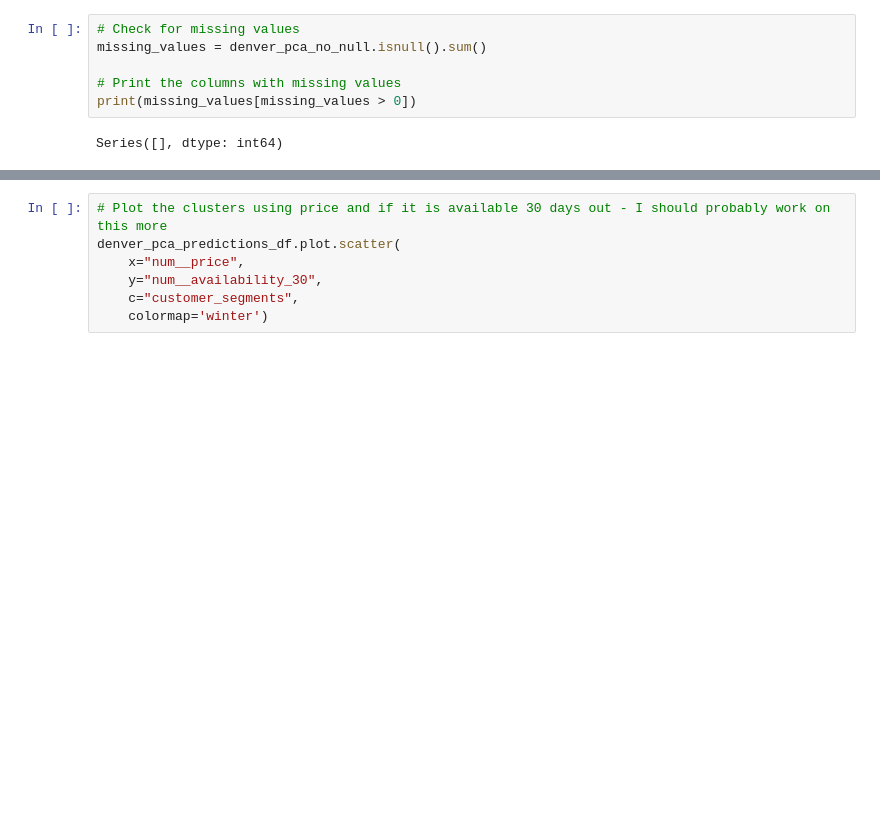
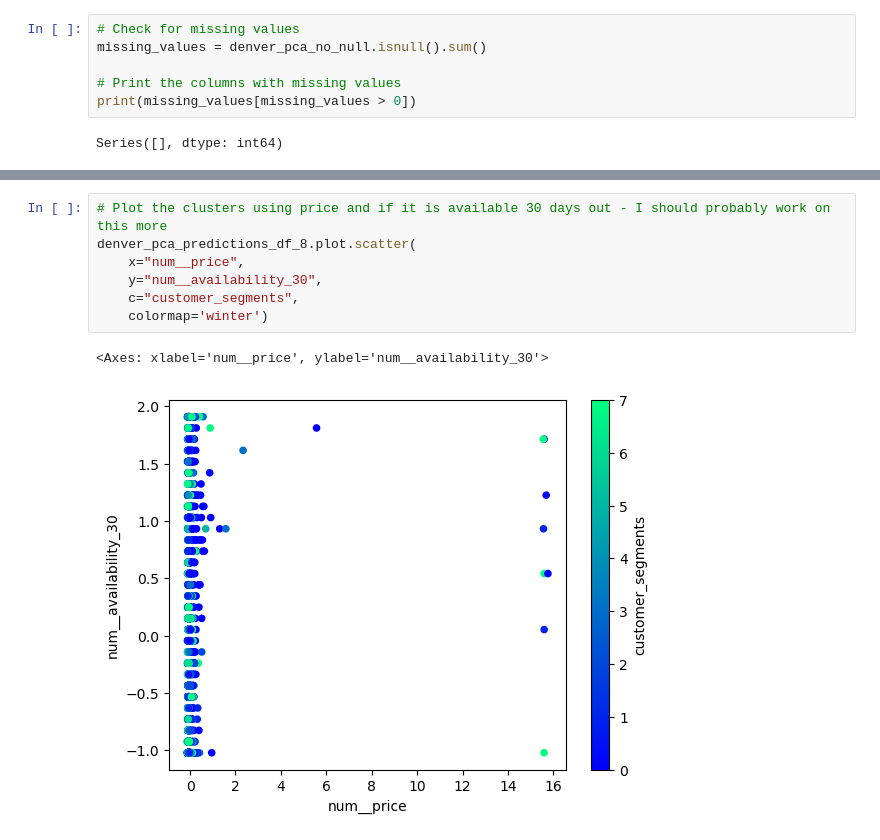
Before and after one commit to mmccanse/L3, a Jupyter notebook: data_analysis_jzd.ipynb, the cells around one changed output, grey strips where cells are left out. Drawn from its saved outputs; the diff is of its cells as text; blank space fills up the shorter version.

```diff
--- a/data_analysis_jzd.ipynb
+++ b/data_analysis_jzd.ipynb
@@ -482,7 +541,10 @@ denver_pca_predictions_df.plot.scatter(
 # %%
 # Plot the clusters using price and if it is available 30 days out - I should probably work on this more
-denver_pca_predictions_df.plot.scatter(
+denver_pca_predictions_df_8.plot.scatter(
     x="num__price",
     y="num__availability_30",
     c="customer_segments",
     colormap='winter')
+# %% [output]
+<Axes: xlabel='num__price', ylabel='num__availability_30'>
+[figure, added]
```
Also changed, not shown: parts of 16 cells of this notebook.
